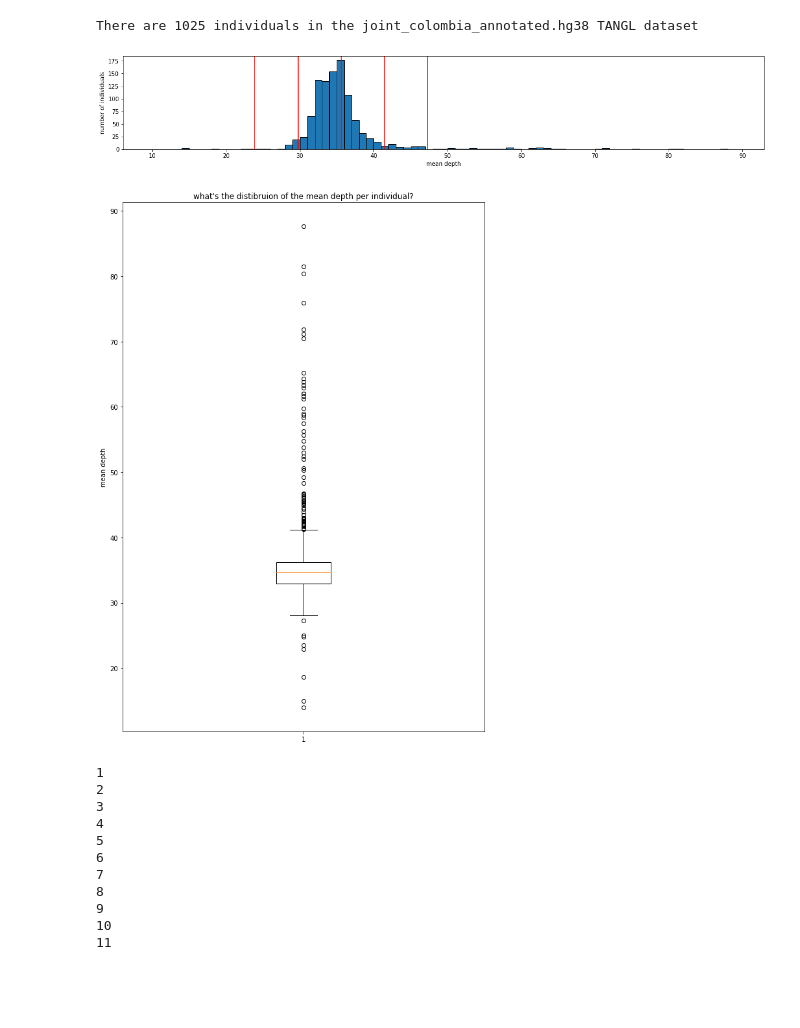
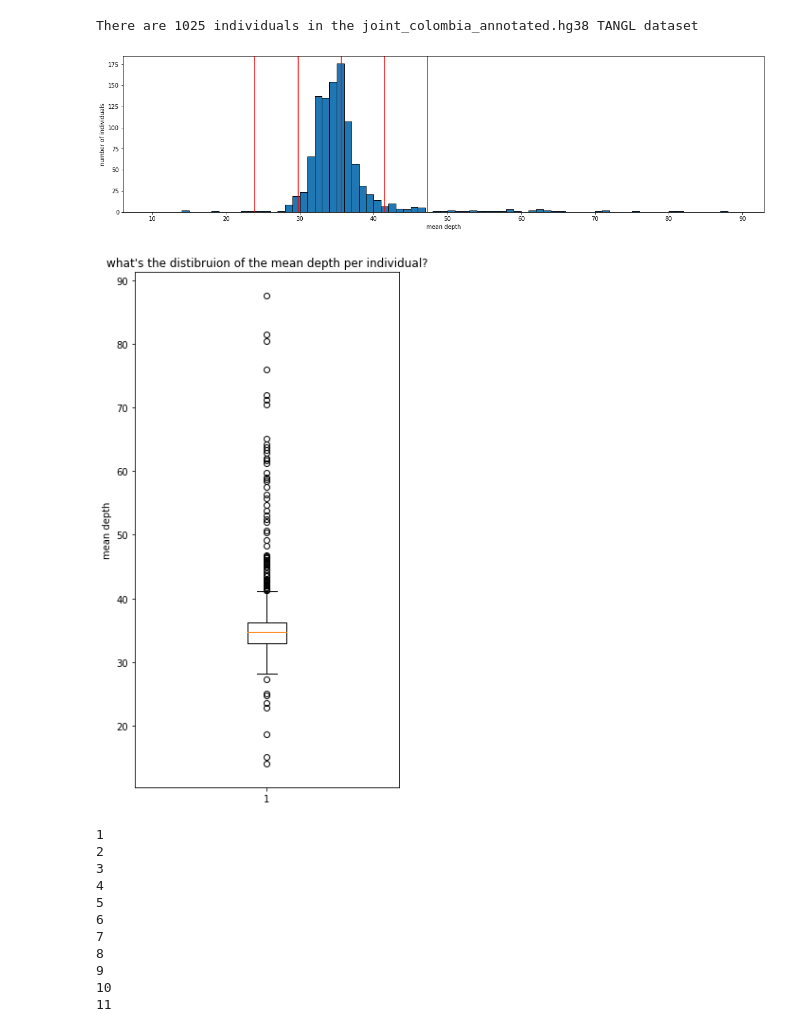
Before and after one commit to acostauribe/QC_TANGL-hg38, a Jupyter notebook: preQC_general_analysis.ipynb, the cells around one changed output. Cells and saved outputs as stored; diff of their text form; code cells hidden in the pictures; blank space fills up the shorter version.

Commit message:
added box plots and deleted some redundant graphs

```diff
--- a/preQC_general_analysis.ipynb
+++ b/preQC_general_analysis.ipynb
@@ -128,10 +86,0 @@ Text(0.5, 1.0, 'SNP numbers across different allele frequencies in the dataset')
-# %%
-# INDEL count frequency spectrum.
-
-plt.rcParams["figure.figsize"] = (20,10)
-freq_df.plot(x='index', y='indels_n')
-plt.xticks(rotation=90)
-plt.yscale('log')
-plt.xlabel('allele frequency')
-plt.ylabel('Number of indels (log)')
-plt.title('Indel numbers across different allele frequencies in the dataset')
@@ -176,6 +122,7 @@ qual_df.head()   # Check the first 5 rows of the df.
 | 4 | 34.0 | 31342 | 14248 | 17094 | 2494 |
 # %%
 # SNP count at each quality
+
 plt.rcParams["figure.figsize"] = (20,10)
 qual_df.plot(x='index', y='snp_n')
 plt.xticks(rotation=90)
@@ -183,4 +130,19 @@ plt.yscale('log')
 plt.xlabel('Quality')
 plt.ylabel('SNP number (log)')
 plt.title('SNP numbers across different qualities in the dataset')
+plt.show()
+
+plt.rcParams["figure.figsize"] = (5,10)
+# Make a box plot of the distribution of qualities for all SNPs
+qualities = []
+qual = 30
+snp_n_list = list(qual_df.loc[:,'snp_n'])
+for i in range(0, len(snp_n_list)):
+    tmp = [qual+i] * snp_n_list[i]
+    qualities = qualities + tmp
+
+plt.boxplot(qualities)
+plt.ylabel('Quality')
+plt.title('Distribution of quality scores \nbased on the number of SNPs')
+plt.show()
 # %% [output]
@@ -207,4 +169,19 @@ plt.yscale('log')
 plt.xlabel('Quality')
 plt.ylabel('Number of indels (log)')
 plt.title('Indel numbers across different qualities in the dataset')
+plt.show()
+
+# Make a box plot of the distribution of qualities for all SNPs
+qualities = []
+qual = 30
+indel_list = list(qual_df.loc[:,'indels_n'])
+for i in range(0, len(indel_list)):
+    tmp = [qual+i] * indel_list[i]
+    qualities = qualities + tmp
+
+plt.rcParams["figure.figsize"] = (5,10)
+plt.boxplot(qualities)
+plt.ylabel('Quality')
+plt.title('Distribution of quality scores \nbased on the number of indels')
+plt.show()
 # %% [output]
@@ -427,36 +404,36 @@ There are 1025 individuals in the joint_colombia_annotated.hg38 TANGL dataset
 # %%
 # Make a histogram of individuals and the depth sites
 all_fractions = list(indiv_mean_depth.values())
 
 # Calculate the mean and standard deviations
 mean = np.mean(all_fractions)
 std = np.std(all_fractions)
 
-
+plt.rcParams["figure.figsize"] = (20,5)
 r = range(10, 90, 1)
 plt.hist(all_fractions, bins=r, edgecolor='black')
 
 plt.axvline(x=mean, ymin=0, ymax=175, c='r')   # plot mean line
 plt.axvline(x=mean+std, ymin=0, ymax=175, c='r')  # plot right std line
 plt.axvline(x=mean-std, ymin=0, ymax=175, c='r')  # plot left std line
 plt.axvline(x=mean+(std*2), ymin=0, ymax=175, c='r')  # plot right 2 std line
 plt.axvline(x=mean-(std*2), ymin=0, ymax=175, c='r')  # plot left 2 std line
 
 plt.xlabel('mean depth')
 plt.ylabel('number of individuals')
 plt.show()
 # %% [output]
-[figure, old version]
+[figure, new version]
 # %%
 # How does the mean depth look like per individual?
 
-plt.rcParams["figure.figsize"] = (10,15)
+plt.rcParams["figure.figsize"] = (5,10)
 plt.boxplot(indiv_mean_depth.values())
 plt.title('what\'s the distibruion of the mean depth per individual?')
 plt.ylabel('mean depth')
 plt.show()
 # %% [output]
-[figure, old version]
+[figure, new version]
 # %%
 # How much data is missing per site?
 # Given a site and missingness for all individuals, what's the average for each chr?
```
Also changed, not shown: parts of 13 cells of this notebook.
